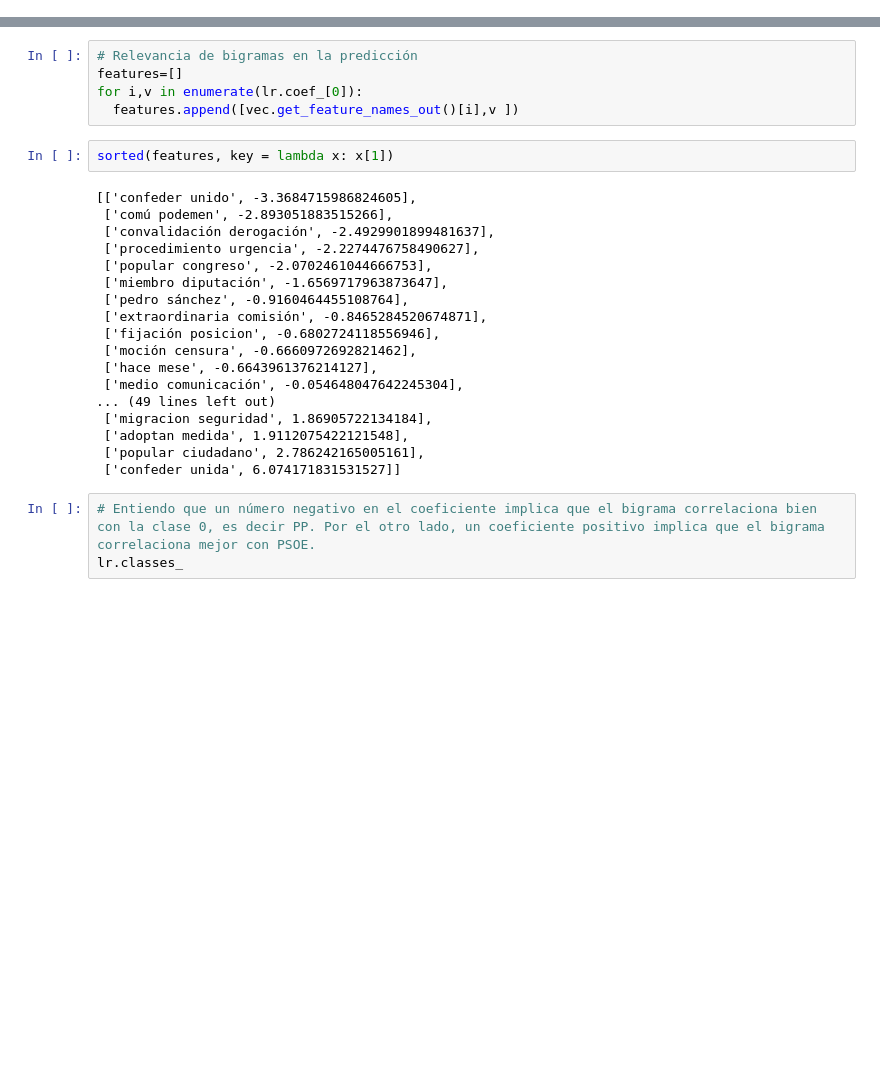
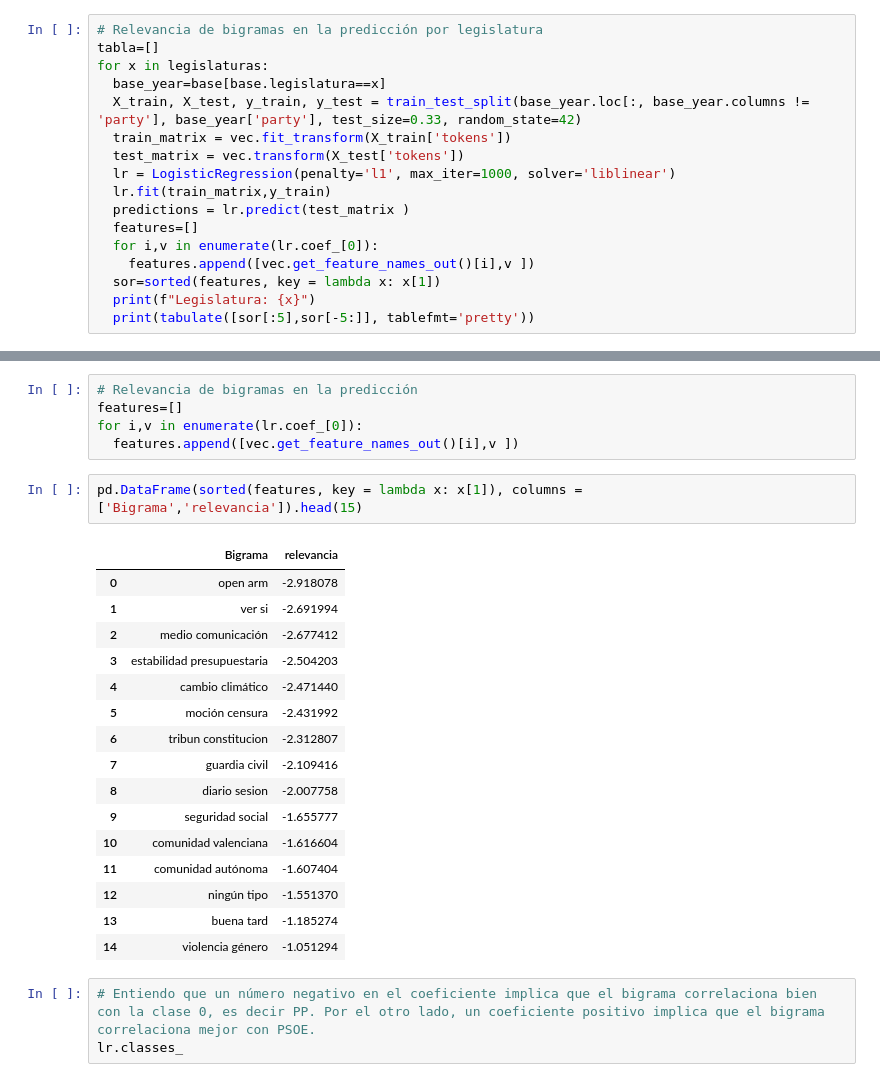
Before and after one commit to LCaravaggio/politext, a Jupyter notebook: Toda_la_base.ipynb, the cells around one changed output, grey strips where cells are left out. Cells and saved outputs as stored; diff of their text form; blank space fills up the shorter version.

```diff
--- a/Toda_la_base.ipynb
+++ b/Toda_la_base.ipynb
@@ -211,0 +224,17 @@ Año: 2019
+# %%
+# Relevancia de bigramas en la predicción por legislatura
+tabla=[]
+for x in legislaturas:
+  base_year=base[base.legislatura==x]
+  X_train, X_test, y_train, y_test = train_test_split(base_year.loc[:, base_year.columns != 'party'], base_year['party'], test_size=0.33, random_state=42)
+  train_matrix = vec.fit_transform(X_train['tokens'])
+  test_matrix = vec.transform(X_test['tokens'])
+  lr = LogisticRegression(penalty='l1', max_iter=1000, solver='liblinear')
+  lr.fit(train_matrix,y_train)
+  predictions = lr.predict(test_matrix )
+  features=[]
+  for i,v in enumerate(lr.coef_[0]):
+    features.append([vec.get_feature_names_out()[i],v ])
+  sor=sorted(features, key = lambda x: x[1])
+  print(f"Legislatura: {x}")
+  print(tabulate([sor[:5],sor[-5:]], tablefmt='pretty'))
@@ -253,25 +300,24 @@ features=[]
 for i,v in enumerate(lr.coef_[0]):
   features.append([vec.get_feature_names_out()[i],v ])
 # %%
-sorted(features, key = lambda x: x[1])
+pd.DataFrame(sorted(features, key = lambda x: x[1]), columns =['Bigrama','relevancia']).head(15)
 # %% [output]
-[['confeder unido', -3.3684715986824605],
- ['comú podemen', -2.893051883515266],
- ['convalidación derogación', -2.4929901899481637],
- ['procedimiento urgencia', -2.2274476758490627],
- ['popular congreso', -2.0702461044666753],
- ['miembro diputación', -1.6569717963873647],
- ['pedro sánchez', -0.9160464455108764],
- ['extraordinaria comisión', -0.8465284520674871],
- ['fijación posicion', -0.6802724118556946],
- ['moción censura', -0.6660972692821462],
- ['hace mese', -0.6643961376214127],
- ['medio comunicación', -0.054648047642245304],
-... (49 lines left out)
- ['migracion seguridad', 1.86905722134184],
- ['adoptan medida', 1.9112075422121548],
- ['popular ciudadano', 2.786242165005161],
- ['confeder unida', 6.074171831531527]]
+|  | Bigrama | relevancia |
+| 0 | open arm | -2.918078 |
+| 1 | ver si | -2.691994 |
+| 2 | medio comunicación | -2.677412 |
+| 3 | estabilidad presupuestaria | -2.504203 |
+| 4 | cambio climático | -2.471440 |
+| 5 | moción censura | -2.431992 |
+| 6 | tribun constitucion | -2.312807 |
+| 7 | guardia civil | -2.109416 |
+| 8 | diario sesion | -2.007758 |
+| 9 | seguridad social | -1.655777 |
+| 10 | comunidad valenciana | -1.616604 |
+| 11 | comunidad autónoma | -1.607404 |
+| 12 | ningún tipo | -1.551370 |
+| 13 | buena tard | -1.185274 |
+| 14 | violencia género | -1.051294 |
 # %%
 # Entiendo que un número negativo en el coeficiente implica que el bigrama correlaciona bien con la clase 0, es decir PP. Por el otro lado, un coeficiente positivo implica que el bigrama correlaciona mejor con PSOE.
 lr.classes_
```
Also changed, not shown: parts of 14 cells of this notebook.
